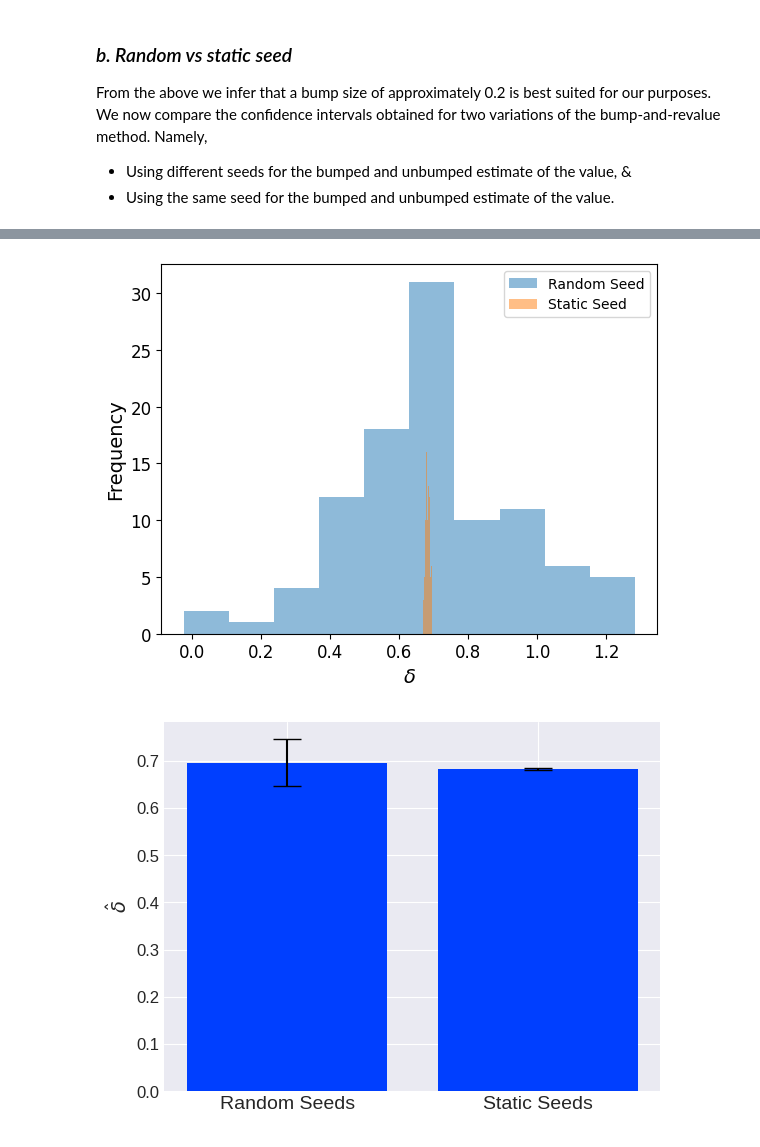
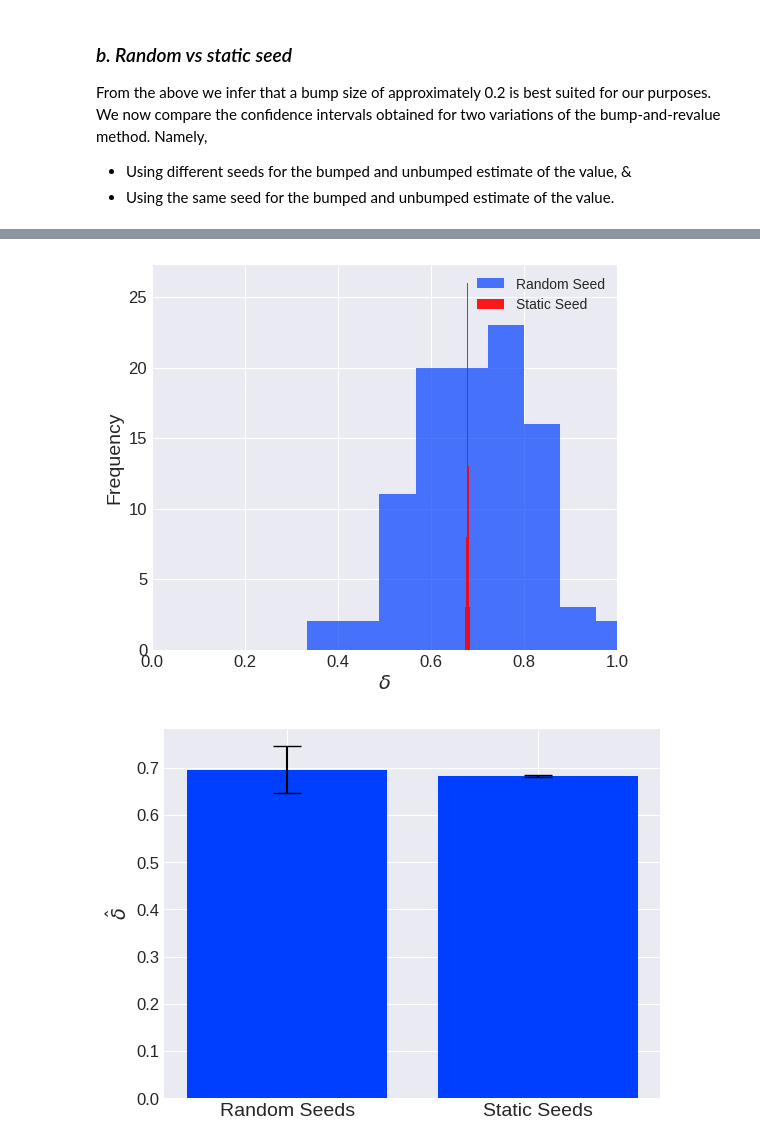
Before and after one commit to DKLEINLEUNK/MCOptionPricer, a Jupyter notebook: results.ipynb, the cells around one changed output, grey strips where cells are left out. Drawn from its saved outputs; the diff is of its cells as text; code cells hidden in the pictures.

```diff
--- a/results.ipynb
+++ b/results.ipynb
@@ -130,5 +143,5 @@ analytical_delta = hedge_parameter_black_scholes(**model_params)
 # %%
-bump_sizes = np.linspace(0.01, 1, 100)
+bump_sizes =np.linspace(0.05, 1, 191)
 
 estimates = []
 for bump_size in bump_sizes:
@@ -156,6 +156,6 @@ Delta: 0.927727108343916, Bumped price: 12.50208082537519, Price: 11.57435371703
 # %%
-plt.style.use('seaborn-v0_8-bright')
-plt.style.use('seaborn-v0_8-darkgrid')
+# plt.style.use('seaborn-v0_8-bright')
+# plt.style.use('seaborn-v0_8-darkgrid')
 
 # import pandas as pd
 
@@ -165,12 +165,13 @@ plt.style.use('seaborn-v0_8-darkgrid')
 
 # estimates = data['EST']
 
+plt.figure(figsize=(6, 5))
 plt.plot(bump_sizes, estimates, linestyle='-', linewidth=1.5, label='Estimate')
 plt.plot(bump_sizes, [analytical_delta]*len(bump_sizes), linestyle='-', linewidth=2, label='Solution')
 plt.xlabel('Bump Size', fontsize=14)
 plt.ylabel('$\\delta$', fontsize=14)
 plt.xticks(fontsize=12)
 plt.yticks(fontsize=12)
-plt.legend()
+plt.legend(fontsize=12)
 plt.show()
 # %% [output]
@@ -188,18 +189,18 @@ model_params = {
     'T': 1,
     'r': 0.06,
     'sigma': 0.2,
-    'simulations': 10_000,
+    'simulations': 100_000,
     'time_steps': 252
 }
 # %%
 random_estimates = []
 for _ in range(100):
     estimator = Delta(option=EUCall, params=model_params)
-    delta = estimator.bump_and_revalue(bump_size=1, same_seed=False)
+    delta = estimator.bump_and_revalue(bump_size=0.5, same_seed=False)
     random_estimates.append(delta)
 
 static_estimates = []
 for _ in range(100):
     estimator = Delta(option=EUCall, params=model_params)
-    delta = estimator.bump_and_revalue(bump_size=1, same_seed=True)
+    delta = estimator.bump_and_revalue(bump_size=0.5, same_seed=True)
     static_estimates.append(delta)
@@ -224,16 +212,18 @@ for _ in range(100):
 # %%
 # plt.style.use('seaborn-v0_8-bright')
 # plt.style.use('seaborn-v0_8-darkgrid')
-plt.hist(random_estimates, bins=10, alpha=0.5, label='Random Seed')
-plt.hist(static_estimates, bins=10, alpha=0.5, label='Static Seed')
+plt.figure(figsize=(6, 5))
+plt.hist(random_estimates, bins=10, alpha=0.7, label='Random Seed')
+plt.hist(static_estimates, bins=10, alpha=0.9, color='red', label='Static Seed')
 plt.xlabel('$\\delta$', fontsize=14)
 plt.ylabel('Frequency', fontsize=14)
+plt.xlim(0, 1)
 plt.xticks(fontsize=12)
 plt.yticks(fontsize=12)
 plt.legend()
 plt.show()
 # %% [output]
-[figure, old version]
+[figure, new version]
 # %%
 mu_random, std_random = np.mean(random_estimates), np.std(random_estimates)
 mu_static, std_static = np.mean(static_estimates), np.std(static_estimates)
```
Also changed, not shown: parts of 30 cells of this notebook, 12 other files.
